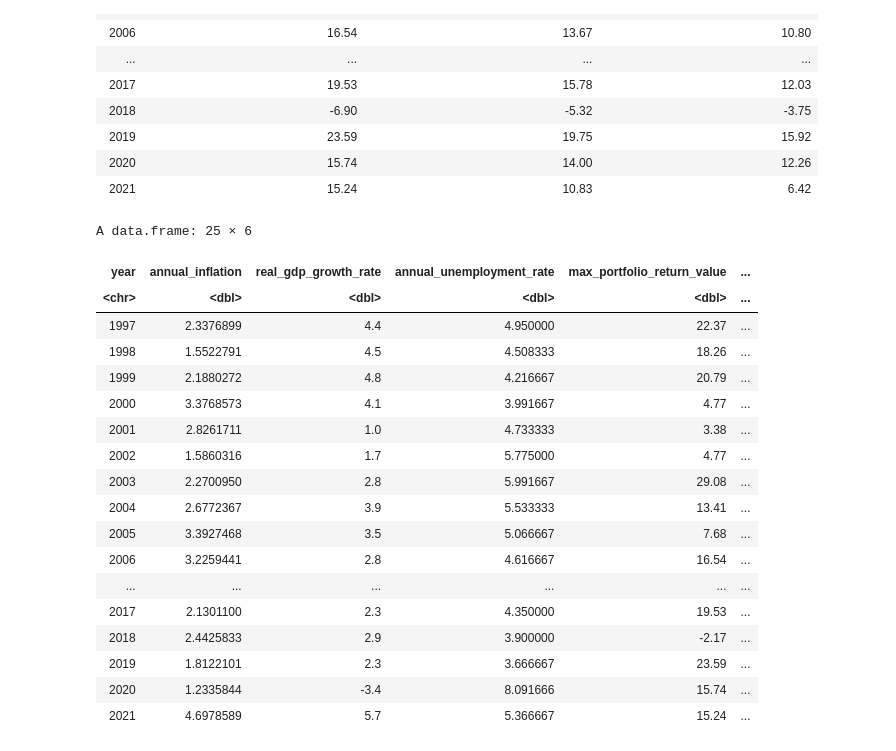
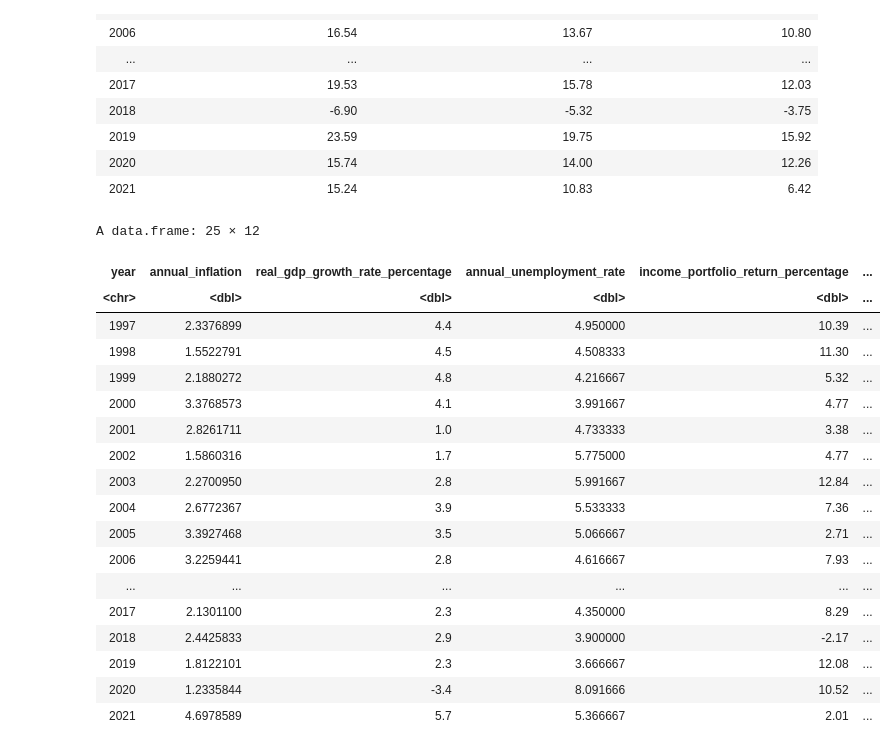
Before and after one commit to Arioniums/DSCI_100_125, a Jupyter notebook: Data Sets.ipynb, the cells around one changed output. Drawn from its saved outputs; the diff is of its cells as text; code cells hidden in the pictures.

Commit message:
Finalized the data sets

```diff
--- a/Data Sets.ipynb
+++ b/Data Sets.ipynb
@@ -297,61 +313,51 @@ A tibble: 25 × 4
 | 2020 | 15.74 | 14.00 | 12.26 |
 | 2021 | 15.24 | 10.83 | 6.42 |
 # %%
-#merging datasets: portfolios first
-
+#merging all cleaned datasets
 project_ds1 <- merge(
                     x = inflation_data_c,
                     y = gdp_data_c,
                     by = "year")
 project_ds2 <- merge(
                     x = project_ds1,
                     y = unemployment_data_c,
                     by = "year")
 project_ds3 <- merge(
                     x = project_ds2,
                     y = income_portfolio_data_c,
                     by = "year")
 project_ds4 <- merge(
                     x = project_ds3,
                     y = sf_fs_portfolio_data_c,
                     by = "year")
 project_ds_c <- merge(
                     x = project_ds4,
                     y = gmc_portfolios_data_c,
                     by = "year")
 
-#find max portfolio
-
+#finding max portfolio return value and name
 project_ds_c$max_portfolio_return_value <- do.call(pmax, project_ds_c[5:10])
 project_ds_c$max_portfolio_return_name <- colnames(project_ds_c[5:10])[max.col(project_ds_c[5:10])]
 
-#delete portfolio rows
-project_ds <- select(project_ds_c, year, annual_inflation, real_gdp_growth_rate, annual_unemployment_rate, max_portfolio_return_value, max_portfolio_return_name)
-
-#unemployment_data_c
-#income_portfolio_data_c
-#sf_fs_portfolio_data_c
-#gmc_portfolios_data_c
-
-# the merge happens for each of row in inflation_data, correct this.
-project_ds
+#the dataset before selecting process above
+project_ds_c
 # %% [output]
-A data.frame: 25 × 6
+A data.frame: 25 × 12
-| year | annual_inflation | real_gdp_growth_rate | annual_unemployment_rate | max_portfolio_return_value | ... |
+| year | annual_inflation | real_gdp_growth_rate_percentage | annual_unemployment_rate | income_portfolio_return_percentage | ... |
 | <chr> | <dbl> | <dbl> | <dbl> | <dbl> | ... |
-| 1997 | 2.3376899 | 4.4 | 4.950000 | 22.37 | ... |
-| 1998 | 1.5522791 | 4.5 | 4.508333 | 18.26 | ... |
-| 1999 | 2.1880272 | 4.8 | 4.216667 | 20.79 | ... |
+| 1997 | 2.3376899 | 4.4 | 4.950000 | 10.39 | ... |
+| 1998 | 1.5522791 | 4.5 | 4.508333 | 11.30 | ... |
+| 1999 | 2.1880272 | 4.8 | 4.216667 | 5.32 | ... |
 | 2000 | 3.3768573 | 4.1 | 3.991667 | 4.77 | ... |
 | 2001 | 2.8261711 | 1.0 | 4.733333 | 3.38 | ... |
 | 2002 | 1.5860316 | 1.7 | 5.775000 | 4.77 | ... |
-| 2003 | 2.2700950 | 2.8 | 5.991667 | 29.08 | ... |
-| 2004 | 2.6772367 | 3.9 | 5.533333 | 13.41 | ... |
-| 2005 | 3.3927468 | 3.5 | 5.066667 | 7.68 | ... |
-| 2006 | 3.2259441 | 2.8 | 4.616667 | 16.54 | ... |
+| 2003 | 2.2700950 | 2.8 | 5.991667 | 12.84 | ... |
+| 2004 | 2.6772367 | 3.9 | 5.533333 | 7.36 | ... |
+| 2005 | 3.3927468 | 3.5 | 5.066667 | 2.71 | ... |
+| 2006 | 3.2259441 | 2.8 | 4.616667 | 7.93 | ... |
 | ... | ... | ... | ... | ... | ... |
-| 2017 | 2.1301100 | 2.3 | 4.350000 | 19.53 | ... |
+| 2017 | 2.1301100 | 2.3 | 4.350000 | 8.29 | ... |
 | 2018 | 2.4425833 | 2.9 | 3.900000 | -2.17 | ... |
-| 2019 | 1.8122101 | 2.3 | 3.666667 | 23.59 | ... |
-| 2020 | 1.2335844 | -3.4 | 8.091666 | 15.74 | ... |
-| 2021 | 4.6978589 | 5.7 | 5.366667 | 15.24 | ... |
+| 2019 | 1.8122101 | 2.3 | 3.666667 | 12.08 | ... |
+| 2020 | 1.2335844 | -3.4 | 8.091666 | 10.52 | ... |
+| 2021 | 4.6978589 | 5.7 | 5.366667 | 2.01 | ... |
```
Also changed, not shown: parts of 7 cells of this notebook.
